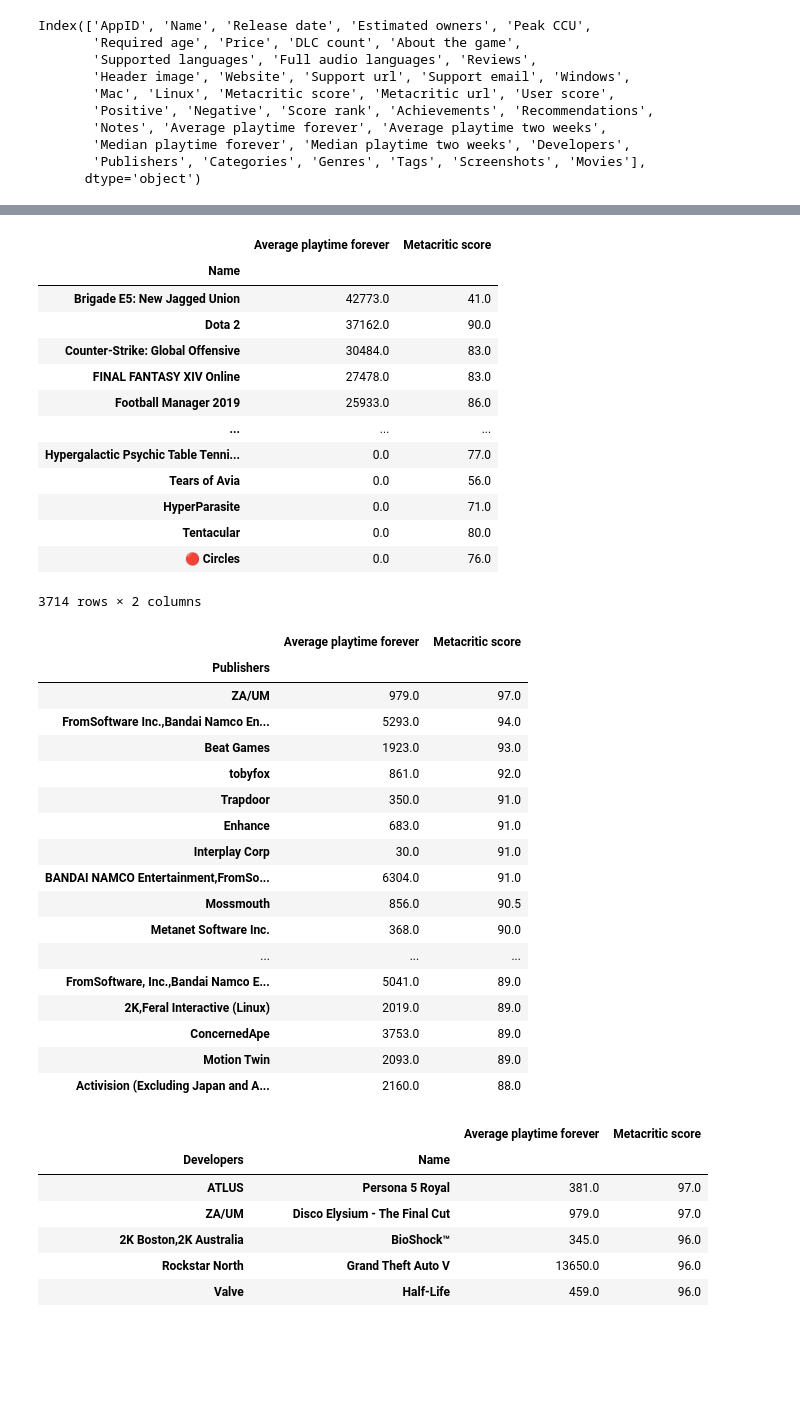
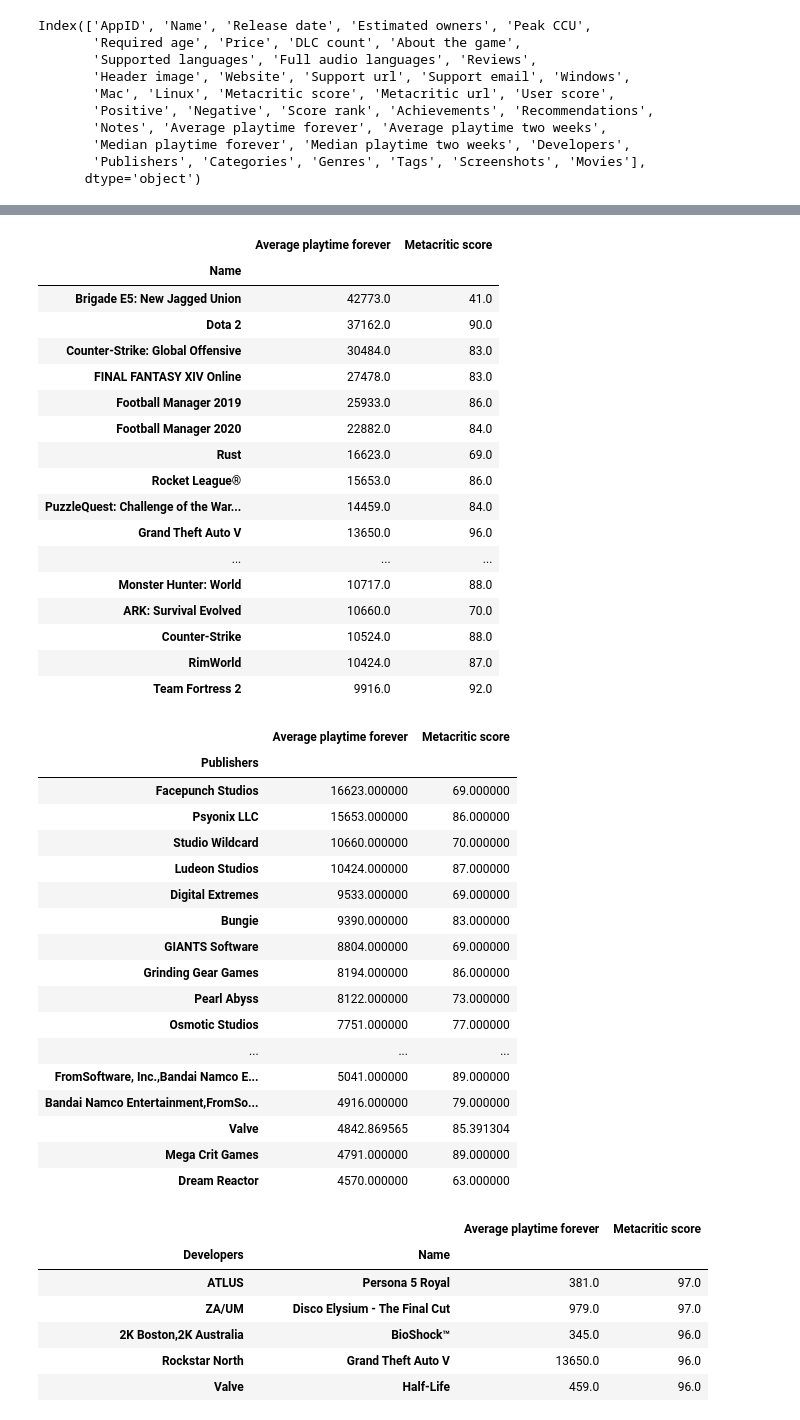
Before and after one commit to samhnelsen/Group-6, a Jupyter notebook: USE THIS Sam's workbook.ipynb, the cells around one changed output, grey strips where cells are left out. Saved outputs shown, nothing was run; the diff lists cells and outputs as text; code cells hidden in the pictures; blank space fills up the shorter version.

```diff
--- a/USE THIS Sam's workbook.ipynb
+++ b/USE THIS Sam's workbook.ipynb
@@ -28,3 +32,8 @@ Index(['AppID', 'Name', 'Release date', 'Estimated owners', 'Peak CCU',
        'Median playtime forever', 'Median playtime two weeks', 'Developers',
        'Publishers', 'Categories', 'Genres', 'Tags', 'Screenshots', 'Movies'],
       dtype='object')
+# %%
+#take mean of 'Estimated owners' and create new column
+vg_eo = game_df['Estimated owners'].apply(lambda x: (int(x.split(' - ')[0]) + int(x.split(' - ')[1]))/2)
+game_df['Estimated Owners'] = vg_eo
+game_df.head()
@@ -30,0 +48,13 @@ Index(['AppID', 'Name', 'Release date', 'Estimated owners', 'Peak CCU',
+# %%
+#convert 'Release date' to datetime format
+game_df['Release date'] = pd.to_datetime(game_df['Release date'])
+
+# Extract the year, month, and day values into separate columns
+game_df['year'] = game_df['Release date'].dt.year
+game_df['month'] = game_df['Release date'].dt.month
+game_df['day'] = game_df['Release date'].dt.day
+
+#check datatypes and ensure 'Release date' values can be sorted
+print(game_df.dtypes)
+game_df.sort_values('Release date',inplace=True)
+game_df.head(15)
@@ -156,8 +332,8 @@ play_scores_df.head()
 # %%
-#metascore by average playtime
+#find games with top average playtime and show average 'Metacritic score'
 play_scores_df = top_scores_df.groupby(["Name"])\
 ["Average playtime forever","Metacritic score"].mean().sort_values(by="Average playtime forever",ascending=False)
-play_scores_df
+play_scores_df.head(20)
 # %% [output]
 |  | Average playtime forever | Metacritic score |
 | Name |  |  |
@@ -166,37 +342,41 @@ play_scores_df
 | Counter-Strike: Global Offensive | 30484.0 | 83.0 |
 | FINAL FANTASY XIV Online | 27478.0 | 83.0 |
 | Football Manager 2019 | 25933.0 | 86.0 |
+| Football Manager 2020 | 22882.0 | 84.0 |
+| Rust | 16623.0 | 69.0 |
+| Rocket League® | 15653.0 | 86.0 |
+| PuzzleQuest: Challenge of the War... | 14459.0 | 84.0 |
+| Grand Theft Auto V | 13650.0 | 96.0 |
 | ... | ... | ... |
-| Hypergalactic Psychic Table Tenni... | 0.0 | 77.0 |
-| Tears of Avia | 0.0 | 56.0 |
-| HyperParasite | 0.0 | 71.0 |
-| Tentacular | 0.0 | 80.0 |
-| 🔴 Circles | 0.0 | 76.0 |
+| Monster Hunter: World | 10717.0 | 88.0 |
+| ARK: Survival Evolved | 10660.0 | 70.0 |
+| Counter-Strike | 10524.0 | 88.0 |
+| RimWorld | 10424.0 | 87.0 |
+| Team Fortress 2 | 9916.0 | 92.0 |
-3714 rows × 2 columns
 # %%
 #metascore by publisher
 pub_scores_df = top_scores_df.groupby(["Publishers"])\
-["Average playtime forever","Metacritic score"].mean().sort_values(by="Metacritic score",ascending=False)
+["Average playtime forever","Metacritic score"].mean().sort_values(by="Average playtime forever",ascending=False)
 pub_scores_df.head(25)
 # %% [output]
 |  | Average playtime forever | Metacritic score |
 | Publishers |  |  |
-| ZA/UM | 979.0 | 97.0 |
-| FromSoftware Inc.,Bandai Namco En... | 5293.0 | 94.0 |
-| Beat Games | 1923.0 | 93.0 |
-| tobyfox | 861.0 | 92.0 |
-| Trapdoor | 350.0 | 91.0 |
-| Enhance | 683.0 | 91.0 |
-| Interplay Corp | 30.0 | 91.0 |
-| BANDAI NAMCO Entertainment,FromSo... | 6304.0 | 91.0 |
-| Mossmouth | 856.0 | 90.5 |
-| Metanet Software Inc. | 368.0 | 90.0 |
+| Facepunch Studios | 16623.000000 | 69.000000 |
+| Psyonix LLC | 15653.000000 | 86.000000 |
+| Studio Wildcard | 10660.000000 | 70.000000 |
+| Ludeon Studios | 10424.000000 | 87.000000 |
+| Digital Extremes | 9533.000000 | 69.000000 |
+| Bungie | 9390.000000 | 83.000000 |
+| GIANTS Software | 8804.000000 | 69.000000 |
+| Grinding Gear Games | 8194.000000 | 86.000000 |
+| Pearl Abyss | 8122.000000 | 73.000000 |
+| Osmotic Studios | 7751.000000 | 77.000000 |
 | ... | ... | ... |
-| FromSoftware, Inc.,Bandai Namco E... | 5041.0 | 89.0 |
-| 2K,Feral Interactive (Linux) | 2019.0 | 89.0 |
-| ConcernedApe | 3753.0 | 89.0 |
-| Motion Twin | 2093.0 | 89.0 |
-| Activision (Excluding Japan and A... | 2160.0 | 88.0 |
+| FromSoftware, Inc.,Bandai Namco E... | 5041.000000 | 89.000000 |
+| Bandai Namco Entertainment,FromSo... | 4916.000000 | 79.000000 |
+| Valve | 4842.869565 | 85.391304 |
+| Mega Crit Games | 4791.000000 | 89.000000 |
+| Dream Reactor | 4570.000000 | 63.000000 |
 # %%
 #metascore by developer
 dev_scores_df = top_scores_df.groupby(["Developers","Name"])\
```
Also changed, not shown: parts of 21 cells of this notebook.
